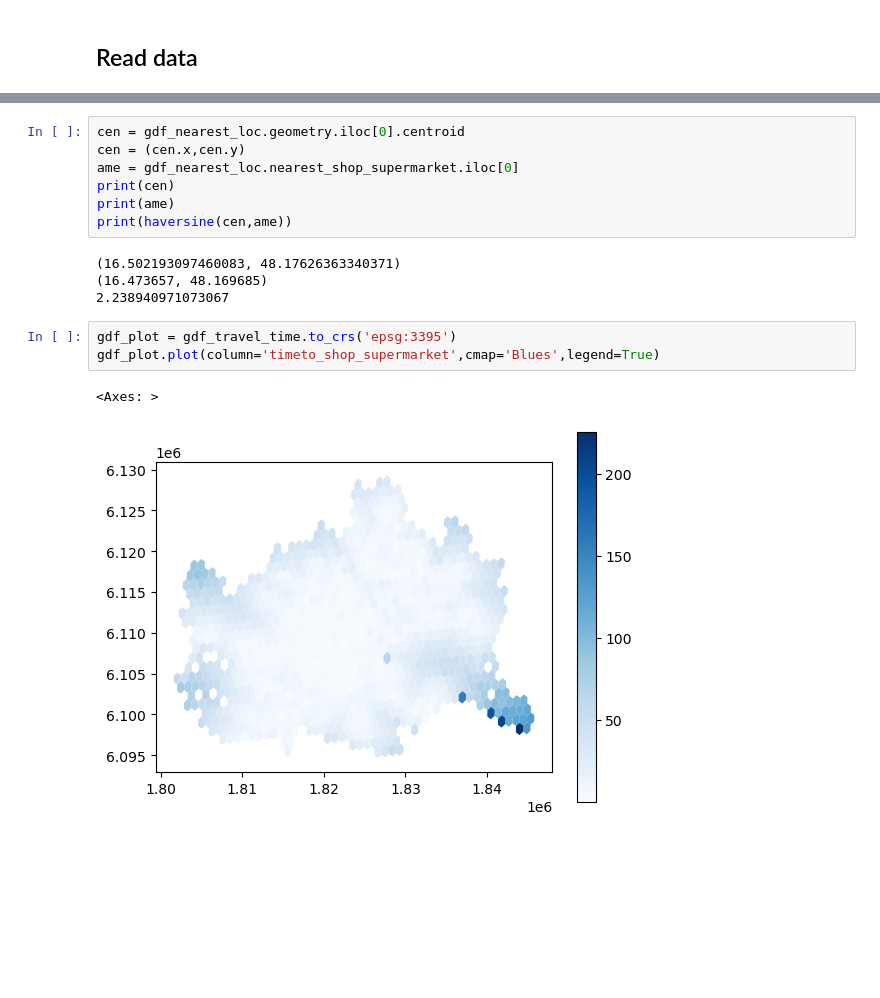
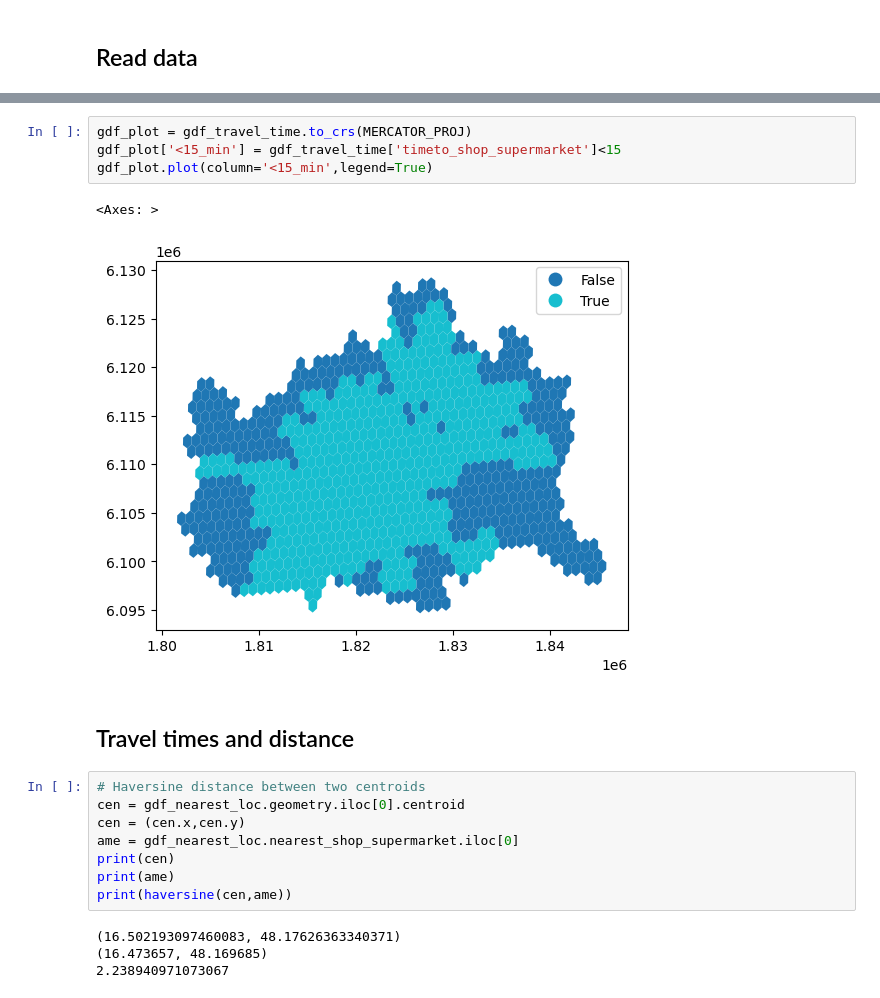
Before and after one commit to pierobirelloPB/15_min, a Jupyter notebook: notebooks/travel_times_example.ipynb, the cells around one changed output, grey strips where cells are left out. Drawn from its saved outputs; the diff is of its cells as text; blank space fills up the shorter version.

```diff
--- a/notebooks/travel_times_example.ipynb
+++ b/notebooks/travel_times_example.ipynb
@@ -96,4 +149,14 @@ display(gdf_nearest_loc.head(5))
+# %%
+gdf_plot = gdf_travel_time.to_crs(MERCATOR_PROJ)
+gdf_plot['<15_min'] = gdf_travel_time['timeto_shop_supermarket']<15
+gdf_plot.plot(column='<15_min',legend=True)
+# %% [output]
+<Axes: >
+[figure, added]
+# %% [markdown]
+## Travel times and distance
 # %%
+# Haversine distance between two centroids
 cen = gdf_nearest_loc.geometry.iloc[0].centroid
 cen = (cen.x,cen.y)
 ame = gdf_nearest_loc.nearest_shop_supermarket.iloc[0]
@@ -104,9 +167,3 @@ print(haversine(cen,ame))
 (16.502193097460083, 48.17626363340371)
 (16.473657, 48.169685)
 2.238940971073067
-# %%
-gdf_plot = gdf_travel_time.to_crs('epsg:3395')
-gdf_plot.plot(column='timeto_shop_supermarket',cmap='Blues',legend=True)
-# %% [output]
-<Axes: >
-[figure, removed]
```
Also changed, not shown: parts of 13 cells of this notebook, 6 other files.
